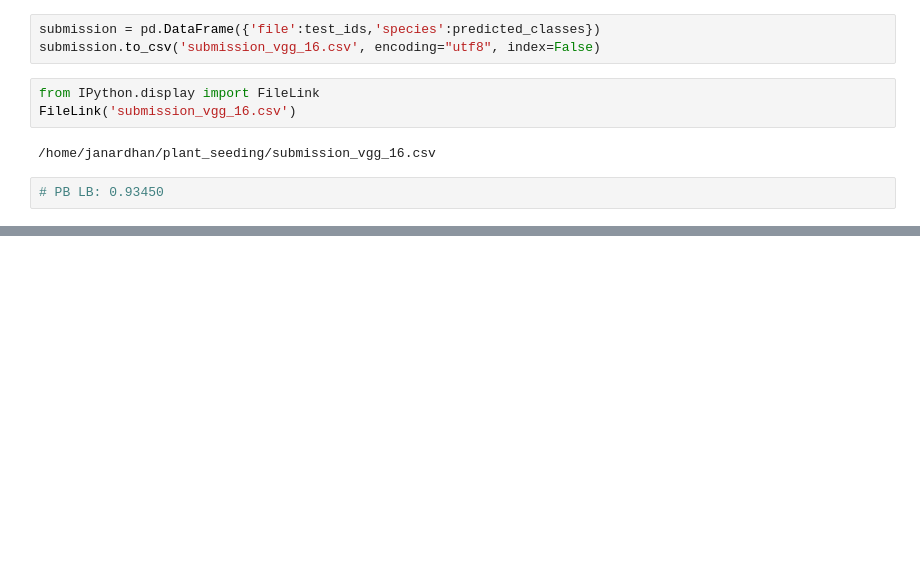
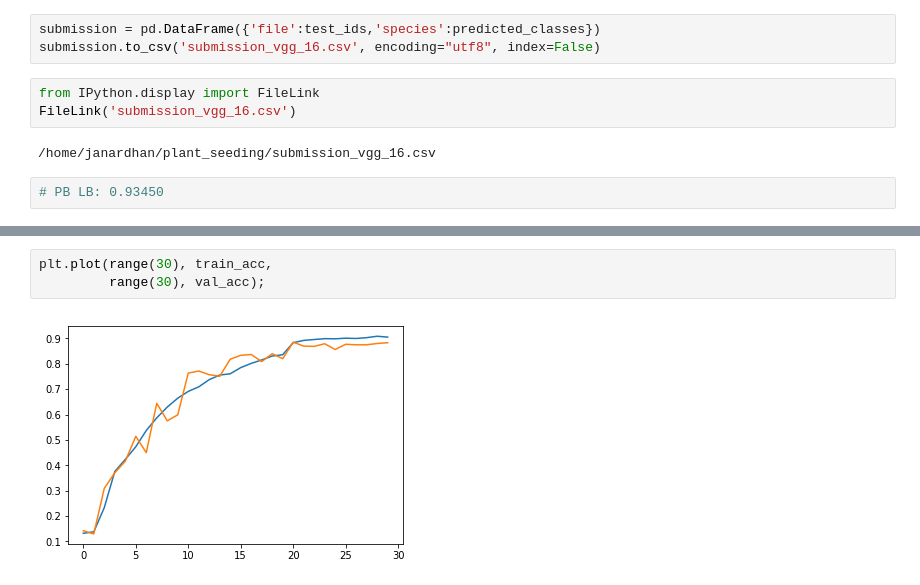
Before and after one commit to janardhan632/plant_seeding, a Jupyter notebook: 02_VGG_from_scratch.ipynb, the cells around one changed output, grey strips where cells are left out. Saved outputs shown, nothing was run; the diff lists cells and outputs as text; blank space fills up the shorter version.

```diff
--- a/02_VGG_from_scratch.ipynb
+++ b/02_VGG_from_scratch.ipynb
@@ -419,0 +527,5 @@ FileLink('submission_vgg_16.csv')
+# %%
+plt.plot(range(30), train_acc,
+         range(30), val_acc);
+# %% [output]
+[figure, added]
```
Also changed, not shown: parts of 8 cells of this notebook, 1 other file.
